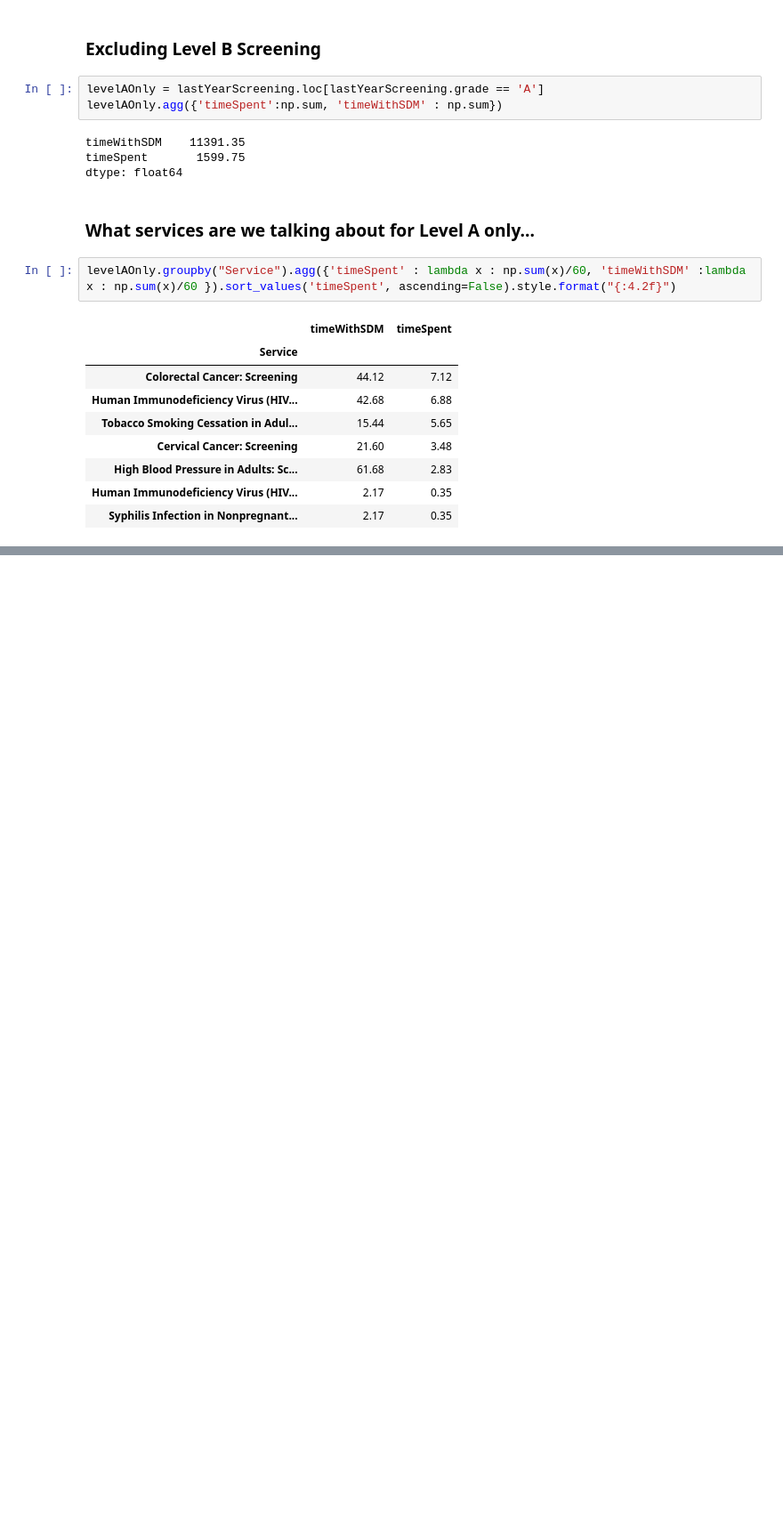
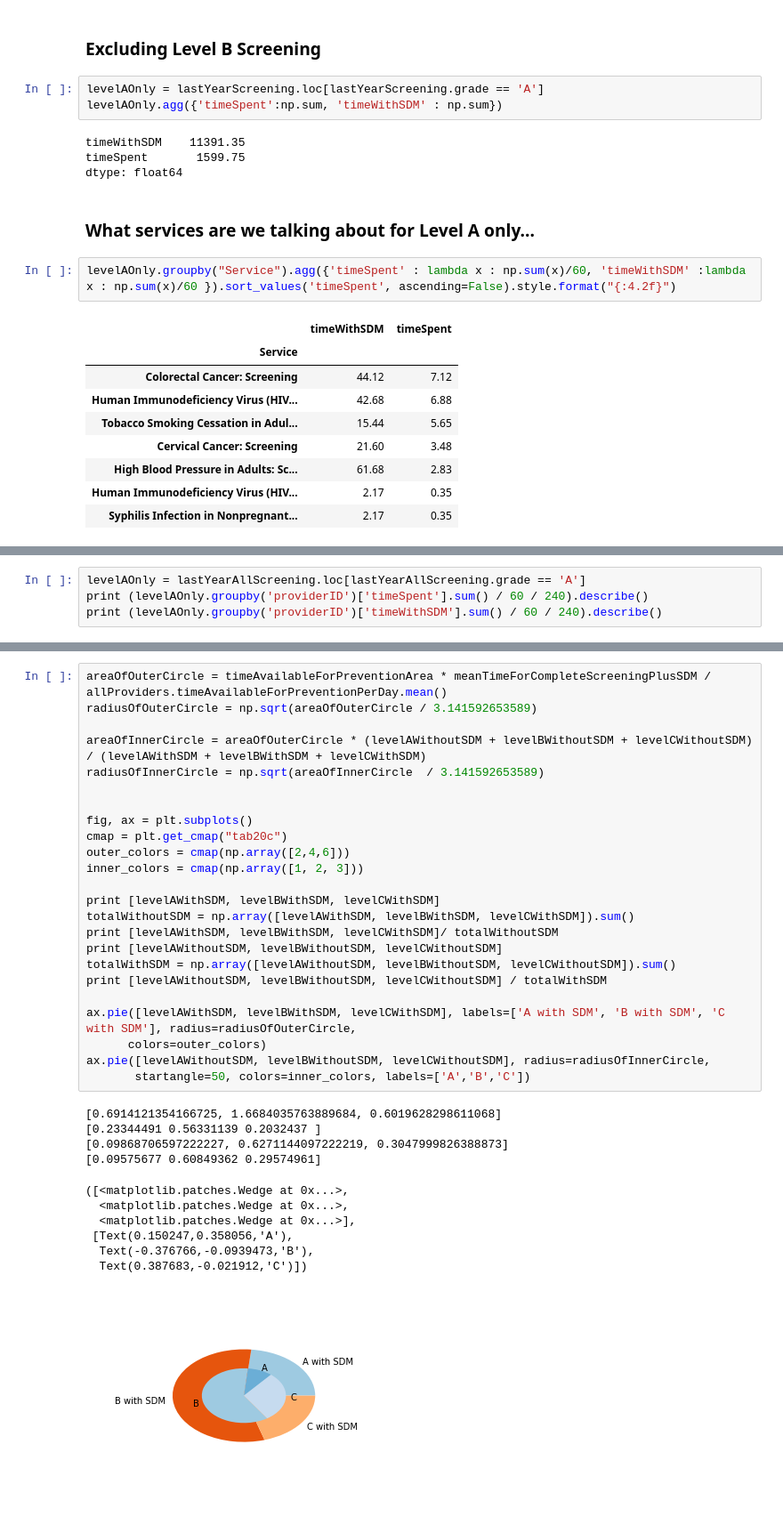
Before and after one commit to jburke5/Scrooge, a Jupyter notebook: ScroogeAnalysisDataVisualization.ipynb, the cells around one changed output, grey strips where cells are left out. Shown at 89% size. Cells and saved outputs as stored; diff of their text form; blank space fills up the shorter version.

```diff
--- a/ScroogeAnalysisDataVisualization.ipynb
+++ b/ScroogeAnalysisDataVisualization.ipynb
@@ -144,0 +185,4 @@ lastYearAllScreening.groupby("Service").agg({'timeSpent' : lambda x : np.sum(x)/
+# %%
+levelAOnly = lastYearAllScreening.loc[lastYearAllScreening.grade == 'A']
+print (levelAOnly.groupby('providerID')['timeSpent'].sum() / 60 / 240).describe()
+print (levelAOnly.groupby('providerID')['timeWithSDM'].sum() / 60 / 240).describe()
@@ -145,3 +273,39 @@ lastYearAllScreening.groupby("Service").agg({'timeSpent' : lambda x : np.sum(x)/
+# %%
+areaOfOuterCircle = timeAvailableForPreventionArea * meanTimeForCompleteScreeningPlusSDM / allProviders.timeAvailableForPreventionPerDay.mean()
+radiusOfOuterCircle = np.sqrt(areaOfOuterCircle / 3.141592653589)
+
+areaOfInnerCircle = areaOfOuterCircle * (levelAWithoutSDM + levelBWithoutSDM + levelCWithoutSDM) / (levelAWithSDM + levelBWithSDM + levelCWithSDM)
+radiusOfInnerCircle = np.sqrt(areaOfInnerCircle  / 3.141592653589)
+
+
+fig, ax = plt.subplots()
+cmap = plt.get_cmap("tab20c")
+outer_colors = cmap(np.array([2,4,6]))
+inner_colors = cmap(np.array([1, 2, 3]))
+
+print [levelAWithSDM, levelBWithSDM, levelCWithSDM]
+totalWithoutSDM = np.array([levelAWithSDM, levelBWithSDM, levelCWithSDM]).sum()
+print [levelAWithSDM, levelBWithSDM, levelCWithSDM]/ totalWithoutSDM
+print [levelAWithoutSDM, levelBWithoutSDM, levelCWithoutSDM]
+totalWithSDM = np.array([levelAWithoutSDM, levelBWithoutSDM, levelCWithoutSDM]).sum()
+print [levelAWithoutSDM, levelBWithoutSDM, levelCWithoutSDM] / totalWithSDM
+
+ax.pie([levelAWithSDM, levelBWithSDM, levelCWithSDM], labels=['A with SDM', 'B with SDM', 'C with SDM'], radius=radiusOfOuterCircle,
+      colors=outer_colors)
+ax.pie([levelAWithoutSDM, levelBWithoutSDM, levelCWithoutSDM], radius=radiusOfInnerCircle,
+       startangle=50, colors=inner_colors, labels=['A','B','C'])
+# %% [output]
+[0.6914121354166725, 1.6684035763889684, 0.6019628298611068]
+[0.23344491 0.56331139 0.2032437 ]
+[0.09868706597222227, 0.6271144097222219, 0.3047999826388873]
+[0.09575677 0.60849362 0.29574961]
+([<matplotlib.patches.Wedge at 0x...>,
+  <matplotlib.patches.Wedge at 0x...>,
+  <matplotlib.patches.Wedge at 0x...>],
+ [Text(0.150247,0.358056,'A'),
+  Text(-0.376766,-0.0939473,'B'),
+  Text(0.387683,-0.021912,'C')])
+[figure, added]
 # %%
 lastYearAllScreening.head()
 # %% [output]
```
Also changed, not shown: parts of 20 cells of this notebook, 1 other file.
